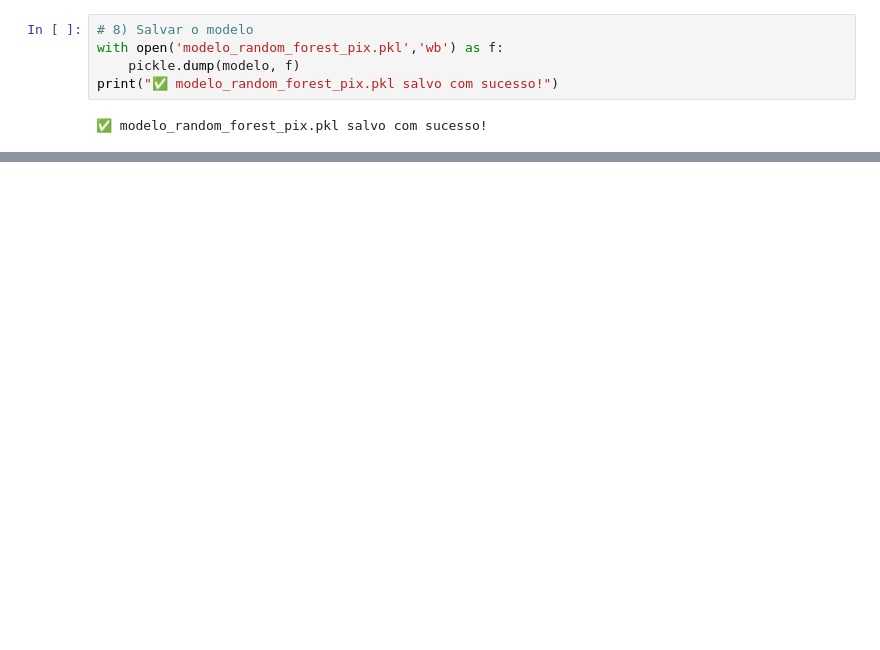
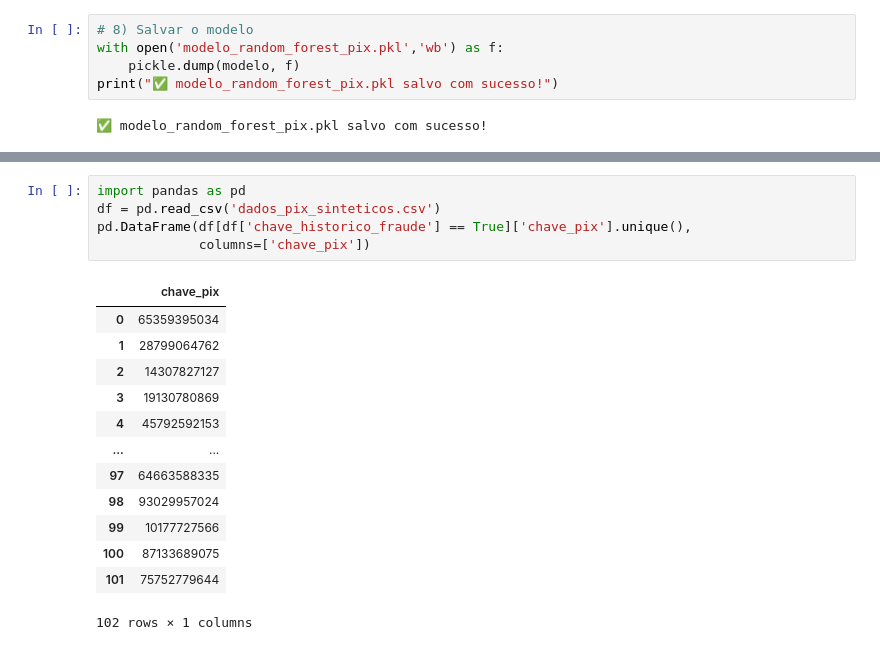
Before and after one commit to SilvinhaPatty/modelo-antifraude-pix, a Jupyter notebook: modelo_pix_antifraude.ipynb, the cells around one changed output, grey strips where cells are left out. Saved outputs shown, nothing was run; the diff lists cells and outputs as text; blank space fills up the shorter version.

```diff
--- a/modelo_pix_antifraude.ipynb
+++ b/modelo_pix_antifraude.ipynb
@@ -177,3 +191,22 @@ files.download('modelo_random_forest_pix.pkl')
 # %% [output]
 [interactive output not drawn]
 [interactive output not drawn]
+# %%
+import pandas as pd
+df = pd.read_csv('dados_pix_sinteticos.csv')
+pd.DataFrame(df[df['chave_historico_fraude'] == True]['chave_pix'].unique(),
+             columns=['chave_pix'])
+# %% [output]
+|  | chave_pix |
+| 0 | 65359395034 |
+| 1 | 28799064762 |
+| 2 | 14307827127 |
+| 3 | 19130780869 |
+| 4 | 45792592153 |
+| ... | ... |
+| 97 | 64663588335 |
+| 98 | 93029957024 |
+| 99 | 10177727566 |
+| 100 | 87133689075 |
+| 101 | 75752779644 |
+102 rows × 1 columns
```
Also changed, not shown: parts of 11 cells of this notebook, 4 other files.
